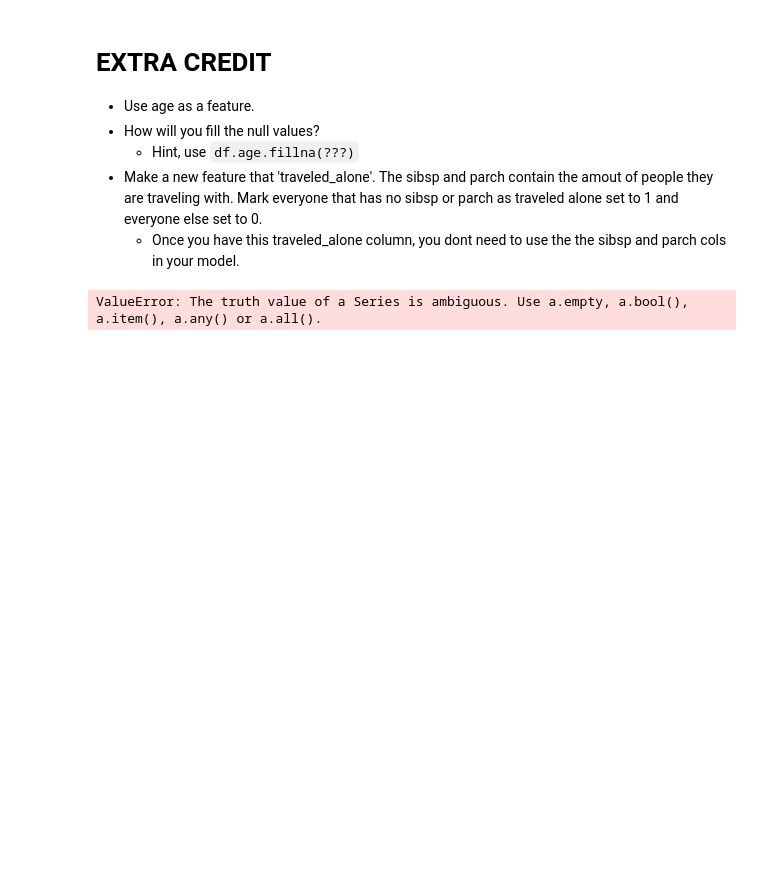
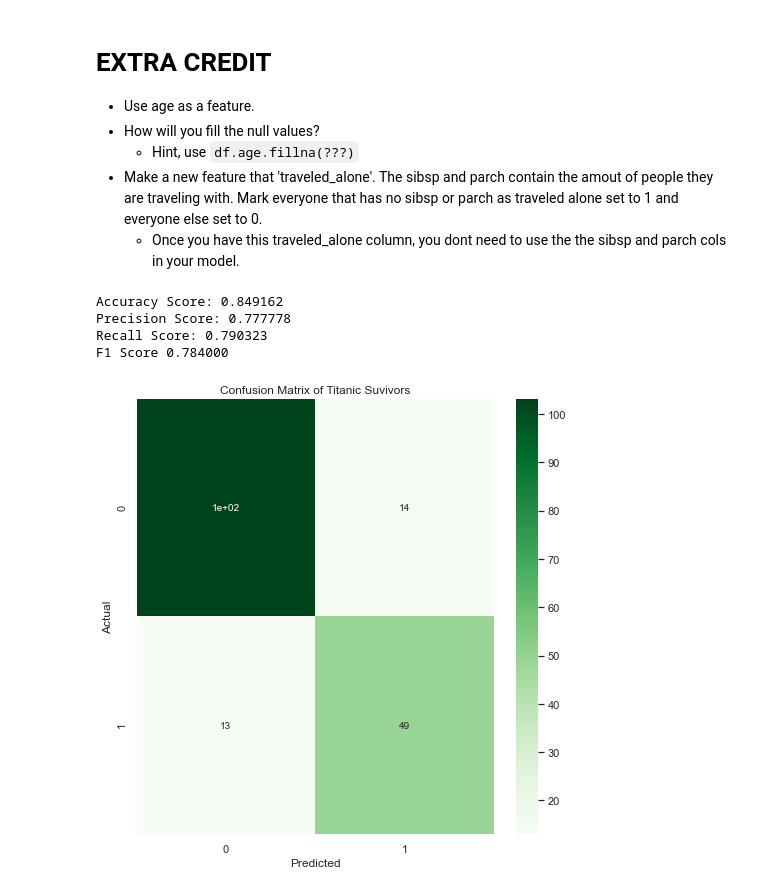
Before and after one commit to ytz825/2021-fall-data-science, a Jupyter notebook: Week-03-Intro-To-ML/Exercise-Logistic-Regression.ipynb, the cells around one changed output. Drawn from its saved outputs; the diff is of its cells as text; code cells hidden in the pictures; blank space fills up the shorter version.

```diff
--- a/Week-03-Intro-To-ML/Exercise-Logistic-Regression.ipynb
+++ b/Week-03-Intro-To-ML/Exercise-Logistic-Regression.ipynb
@@ -322,53 +331,64 @@ df3 = pd.read_csv('data/titanic.csv')
 df3 = pd.get_dummies(df3, columns = ['sex','pclass','embarked'],drop_first = True)
 
 # Fill null age values with mean age.
-df3.age.fillna(df.age.mean())
+df3.age.fillna(df.age.mean(), inplace=True)
 
 # Create new traveled_alone feature
-df3['traveled_alone'] = np.where(((df3['sibsp'] == 0) or (df3['parch'] == 0)), 1, 0)
+df3['traveled_alone'] = np.where(((df3['sibsp'] == 0) & (df3['parch'] == 0)), 1, 0)
 
 # Update your `selected_features` to include the new traveled alone and age
-selected_features = ['traveled_alone','age']
+selected_features3 = ['pclass_2', 'pclass_3', 'embarked_Q', 'embarked_S', 'age', 'traveled_alone','sex_male']
 
 # Define your X and y variables
-X3 = df3[selected_features]
+X3 = df3[selected_features3]
 y3 = df3['survived']
 
 # Split our data into testing and training.
 # Remeber to use the same random state as you used before
-X_train, X_test, y_train, y_test = train_test_split(X3, y3, test_size=0.2, random_state=45)
+X_train3, X_test3, y_train3, y_test3 = train_test_split(X3, y3, test_size=0.2, random_state=45)
 
 
 # Initalize our model
-model_3 = LogisticRegression()
+model3 = LogisticRegression()
 
 # Fit / Train our model using our training data.
-model_3.fit()
+model3.fit(X_train3, y_train3)
 
 # Make new predicitions using our testing data.
-y_pred3 = model3.predict(X_test)
+y_pred3 = model3.predict(X_test3)
 
 # Calculate our accuracy
-accuracy_3 = accuracy_score(y_test, y_pred3)
+accuracy_3 = accuracy_score(y_test3, y_pred3)
 
 # Calculate our precision score
-precision_3 = precision_score(y_test, y_pred3)
+precision_3 = precision_score(y_test3, y_pred3)
 
 # Calculate our recall score
-recall_3 = recall_score(y_test, y_pred3)
+recall_3 = recall_score(y_test3, y_pred3)
 
 # Calculate your f1-score
-f1_3 = f1_score(y_test, y_pred3)
+f1_3 = f1_score(y_test3, y_pred3)
 
 # Print each of our scores to inspect performance.
 print("Accuracy Score: %f" % accuracy_3)
 print("Precision Score: %f" % precision_3)
 print("Recall Score: %f" % recall_3)
 print('F1 Score %f' % f1_3)
 
 # Plot your confusion matrix.
-fig = plt.figure(figsize=(8,8))
+cm3 = confusion_matrix(y_test3, y_pred3)
+cm3 = cm3.round(2)
+
+tn, fp, fn, tp = confusion_matrix(y_test3, y_pred3).ravel()
+fig3 = plt.figure(figsize=(8,8))
+ax3 = sns.heatmap(cm3, annot=True, cmap='Greens')
+plt.title("Confusion Matrix of Titanic Suvivors")
 plt.xlabel('Predicted')
-plt.ylabel('Actual');
+plt.ylabel('Actual')
+plt.show()
 # %% [output]
-ValueError: The truth value of a Series is ambiguous. Use a.empty, a.bool(), a.item(), a.any() or a.all().
+Accuracy Score: 0.849162
+Precision Score: 0.777778
+Recall Score: 0.790323
+F1 Score 0.784000
+[figure, added]
```
Also changed, not shown: parts of 3 cells of this notebook.
